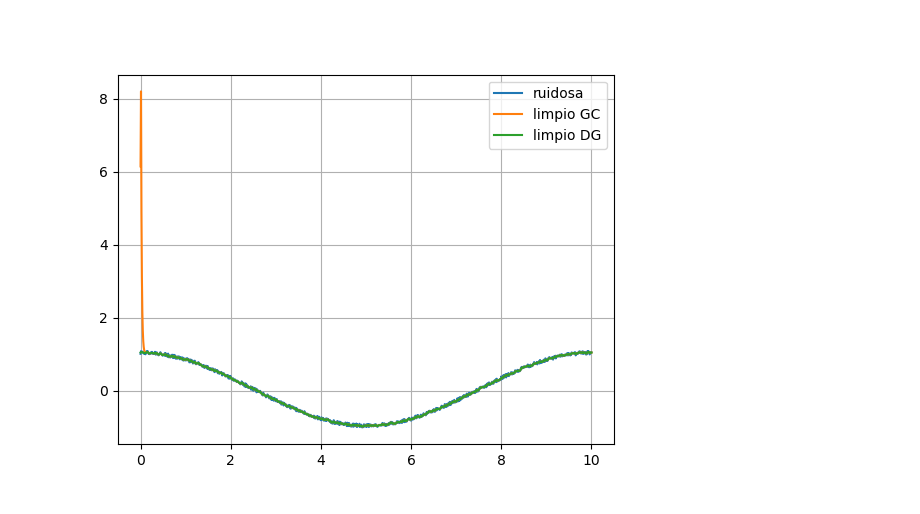
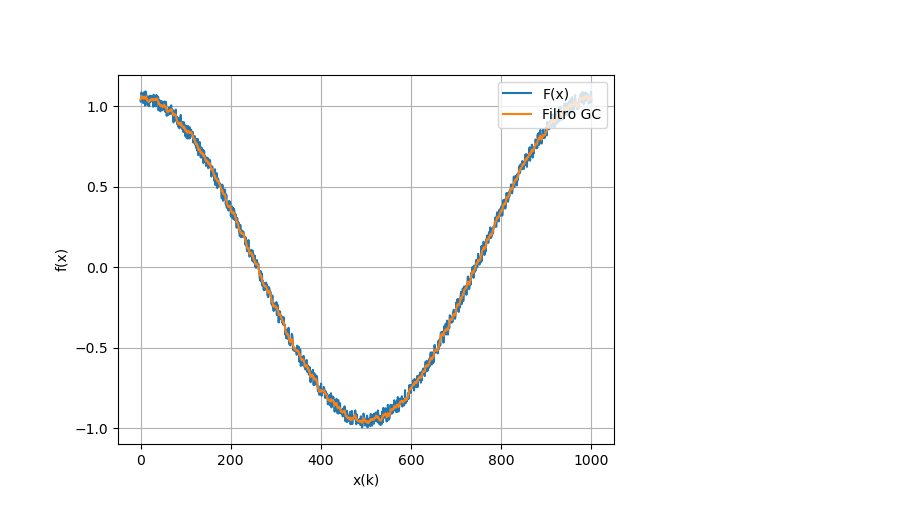
Before and after one commit to el-mimoso/optimizacion, a Jupyter notebook: tarea11.ipynb, the cells around one changed output. Drawn from its saved outputs; the diff is of its cells as text; code cells hidden in the pictures.

```diff
--- a/tarea11.ipynb
+++ b/tarea11.ipynb
@@ -41,7 +41,7 @@ def hessiano(x):
     for c in range(N):
         if (c-1 >= 0):
             a[c, c-1] = -5
-        if (1 < c < N-1):
+        if (1 <= c < N-1):
             a[c, c] = 12
         else:
             a[c, c] = 7
@@ -196,14 +278,16 @@ k, x^(k), p^(k), f(x^(k), θ, t
 # %%
 # Graficar
-
 %matplotlib ipympl
 
-
-x = np.linspace(0,10, 1000)
-plt.plot(x, y, label="ruidosa")
-plt.plot(x, limpio , label="limpio GC")
-plt.plot(x, limpioDG , label="limpio DG")
+x = np.linspace(0,1000, 1000)
+plt.plot(x, y, label="F(x)")
+plt.plot(x, limpio , label="Filtro GC")
+# plt.plot(x, limpioDG , label="Filtro DG")
+# plt.plot(x, limpioInv, label="Filtro  A^-1")
+plt.xlabel('x(k)')
+plt.ylabel('f(x)')
+plt.title('')
 plt.legend(loc=1)
 plt.grid()
 # %% [output]
-[figure, old version]
+[figure, new version]
```
Also changed, not shown: parts of 7 cells of this notebook.
